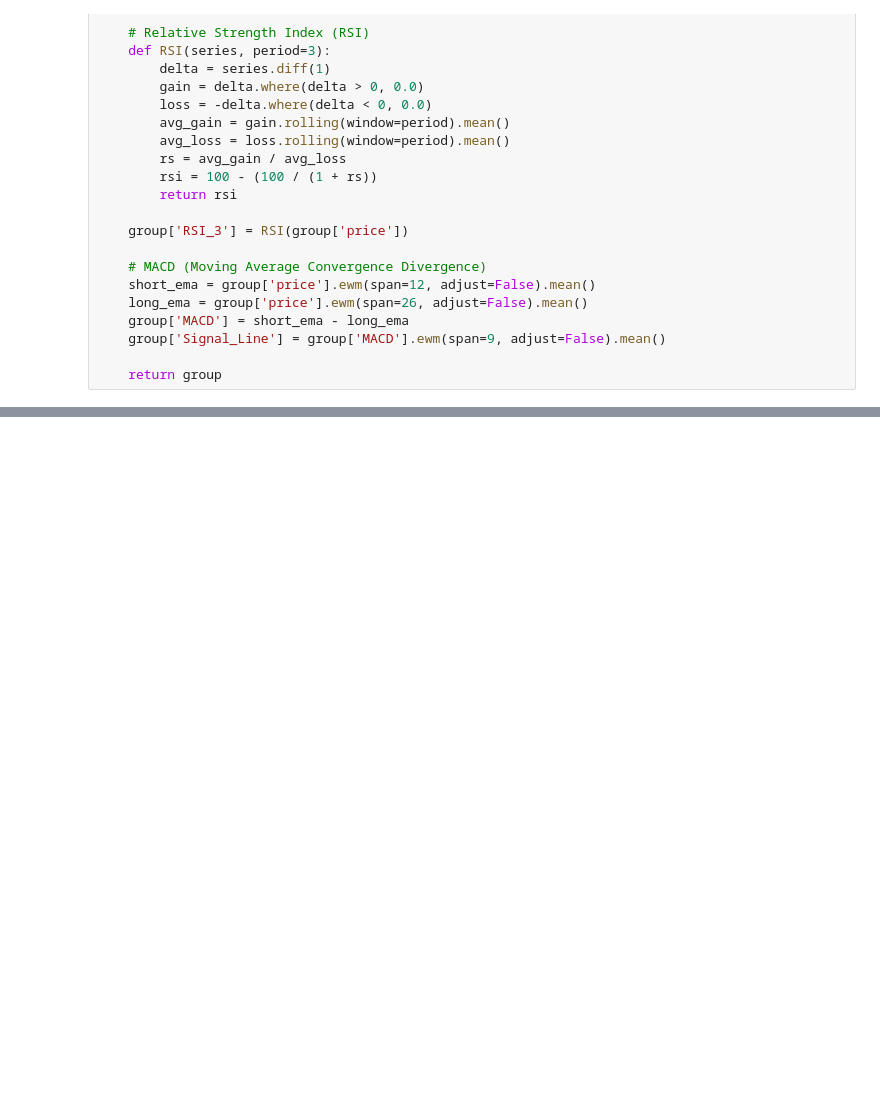
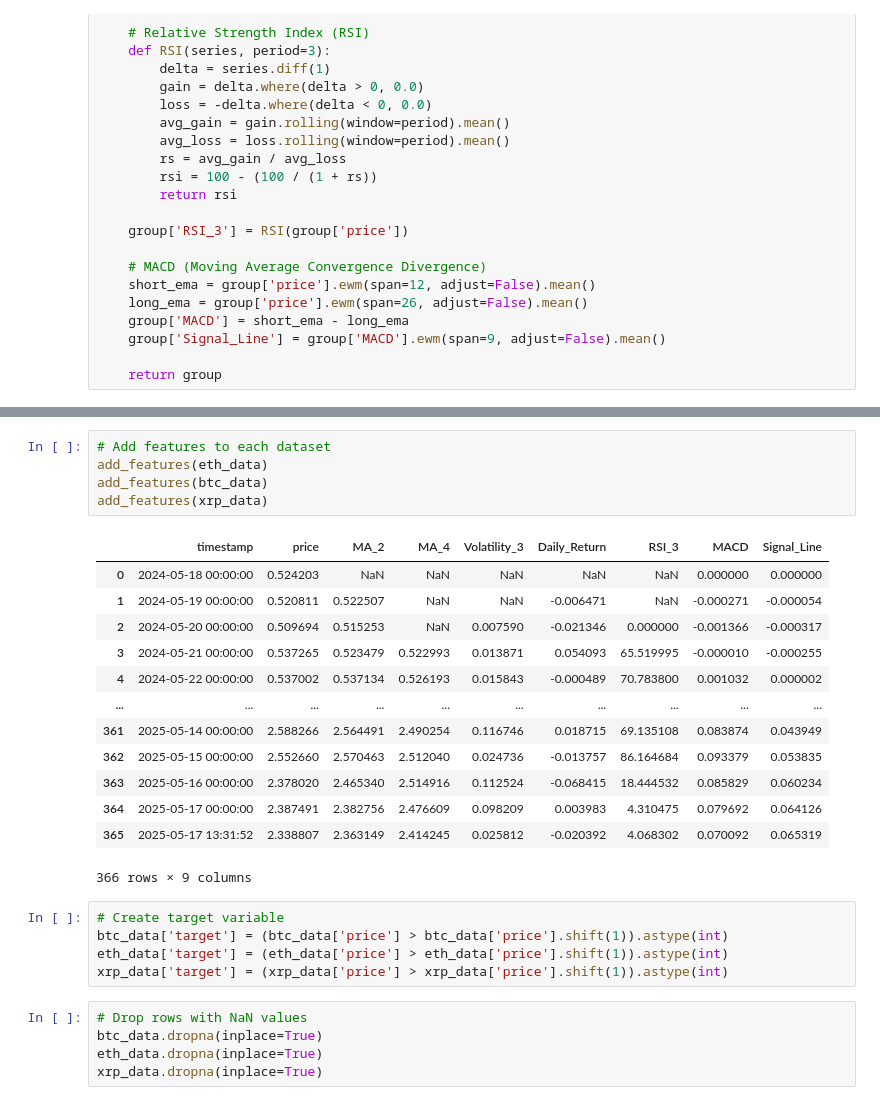
Before and after one commit to isg-data/crypto_wanga, a Jupyter notebook: main_pred.ipynb, the cells around one changed output, grey strips where cells are left out. Saved outputs shown, nothing was run; the diff lists cells and outputs as text; blank space fills up the shorter version.

```diff
--- a/main_pred.ipynb
+++ b/main_pred.ipynb
@@ -174,0 +245,29 @@ add_features(eth_data)
+# %%
+# Add features to each dataset
+add_features(eth_data)
+add_features(btc_data)
+add_features(xrp_data)
+# %% [output]
+|  | timestamp | price | MA_2 | MA_4 | Volatility_3 | Daily_Return | RSI_3 | MACD | Signal_Line |
+| 0 | 2024-05-18 00:00:00 | 0.524203 | NaN | NaN | NaN | NaN | NaN | 0.000000 | 0.000000 |
+| 1 | 2024-05-19 00:00:00 | 0.520811 | 0.522507 | NaN | NaN | -0.006471 | NaN | -0.000271 | -0.000054 |
+| 2 | 2024-05-20 00:00:00 | 0.509694 | 0.515253 | NaN | 0.007590 | -0.021346 | 0.000000 | -0.001366 | -0.000317 |
+| 3 | 2024-05-21 00:00:00 | 0.537265 | 0.523479 | 0.522993 | 0.013871 | 0.054093 | 65.519995 | -0.000010 | -0.000255 |
+| 4 | 2024-05-22 00:00:00 | 0.537002 | 0.537134 | 0.526193 | 0.015843 | -0.000489 | 70.783800 | 0.001032 | 0.000002 |
+| ... | ... | ... | ... | ... | ... | ... | ... | ... | ... |
+| 361 | 2025-05-14 00:00:00 | 2.588266 | 2.564491 | 2.490254 | 0.116746 | 0.018715 | 69.135108 | 0.083874 | 0.043949 |
+| 362 | 2025-05-15 00:00:00 | 2.552660 | 2.570463 | 2.512040 | 0.024736 | -0.013757 | 86.164684 | 0.093379 | 0.053835 |
+| 363 | 2025-05-16 00:00:00 | 2.378020 | 2.465340 | 2.514916 | 0.112524 | -0.068415 | 18.444532 | 0.085829 | 0.060234 |
+| 364 | 2025-05-17 00:00:00 | 2.387491 | 2.382756 | 2.476609 | 0.098209 | 0.003983 | 4.310475 | 0.079692 | 0.064126 |
+| 365 | 2025-05-17 13:31:52 | 2.338807 | 2.363149 | 2.414245 | 0.025812 | -0.020392 | 4.068302 | 0.070092 | 0.065319 |
+366 rows × 9 columns
+# %%
+# Create target variable
+btc_data['target'] = (btc_data['price'] > btc_data['price'].shift(1)).astype(int)
+eth_data['target'] = (eth_data['price'] > eth_data['price'].shift(1)).astype(int)
+xrp_data['target'] = (xrp_data['price'] > xrp_data['price'].shift(1)).astype(int)
+# %%
+# Drop rows with NaN values
+btc_data.dropna(inplace=True)
+eth_data.dropna(inplace=True)
+xrp_data.dropna(inplace=True)
```
Also changed, not shown: parts of 9 cells of this notebook.
